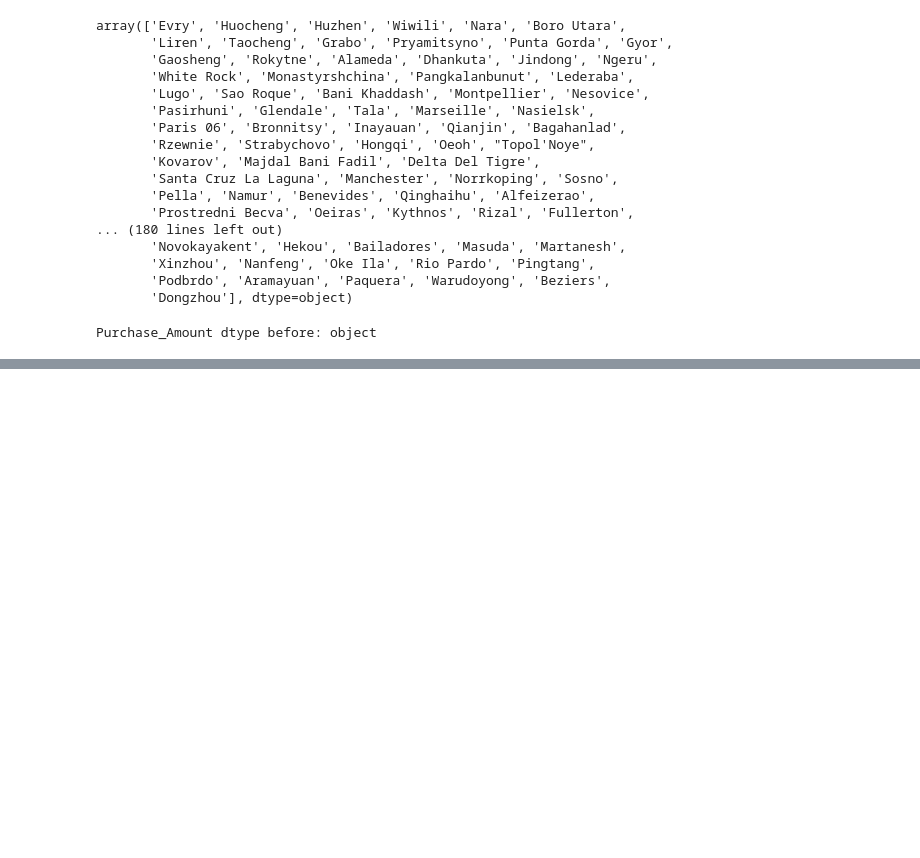
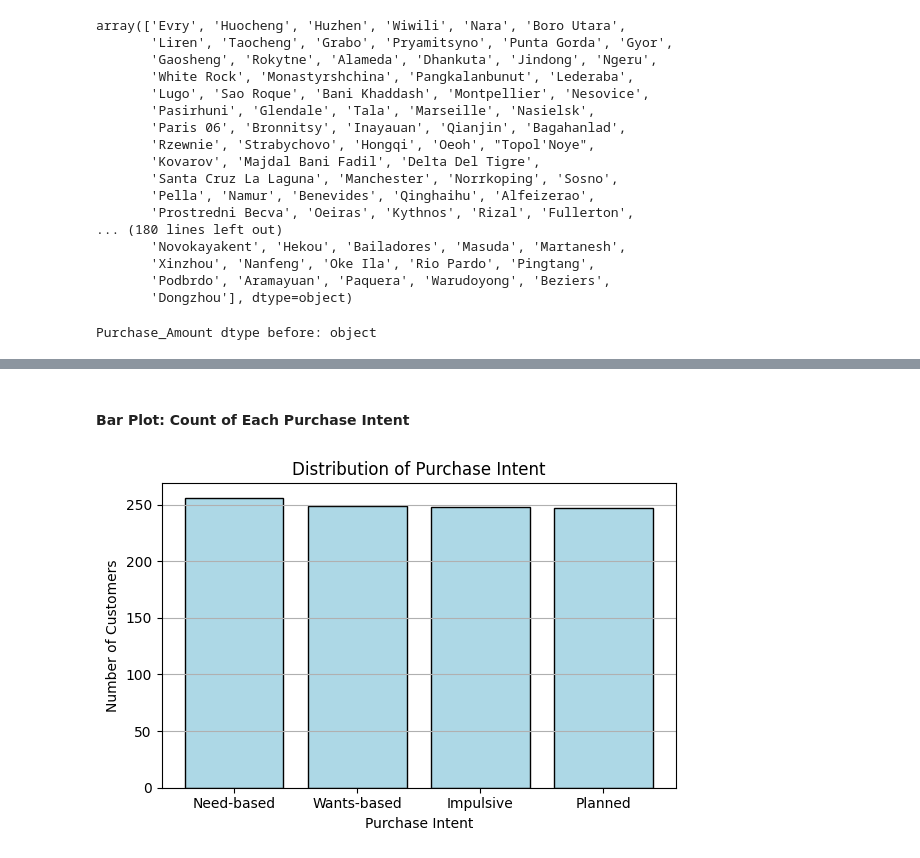
Before and after one commit to Bhekstar007/COS20089, a Jupyter notebook: Assignment_2.ipynb, the cells around one changed output, grey strips where cells are left out. Saved outputs shown, nothing was run; the diff lists cells and outputs as text; code cells hidden in the pictures; blank space fills up the shorter version.

```diff
--- a/Assignment_2.ipynb
+++ b/Assignment_2.ipynb
@@ -194,0 +419,14 @@ Cleaned dataset saved to EcommerceConsumerBehavior_Cleaned.csv
+# %% [markdown]
+#### Bar Plot: Count of Each Purchase Intent
+# %%
+plt.figure(figsize=(6, 4))
+intent_counts = df['Purchase_Intent'].value_counts()
+plt.bar(intent_counts.index, intent_counts.values, color='lightblue', edgecolor='black')
+plt.title('Distribution of Purchase Intent')
+plt.ylabel('Number of Customers')
+plt.xlabel('Purchase Intent')
+plt.grid(axis='y')
+plt.tight_layout()
+plt.show()
+# %% [output]
+[figure, added]
```
Also changed, not shown: parts of 31 cells of this notebook, 1 other file.
